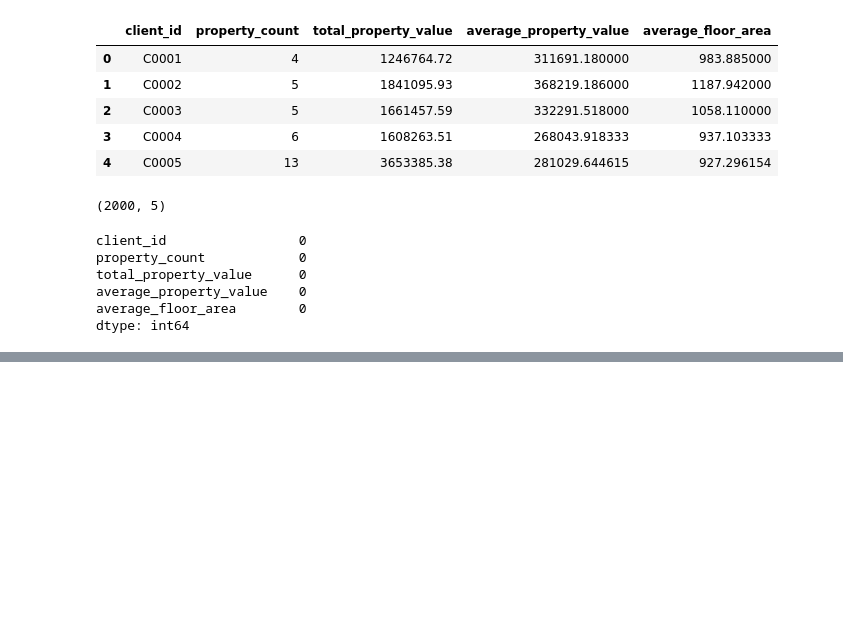
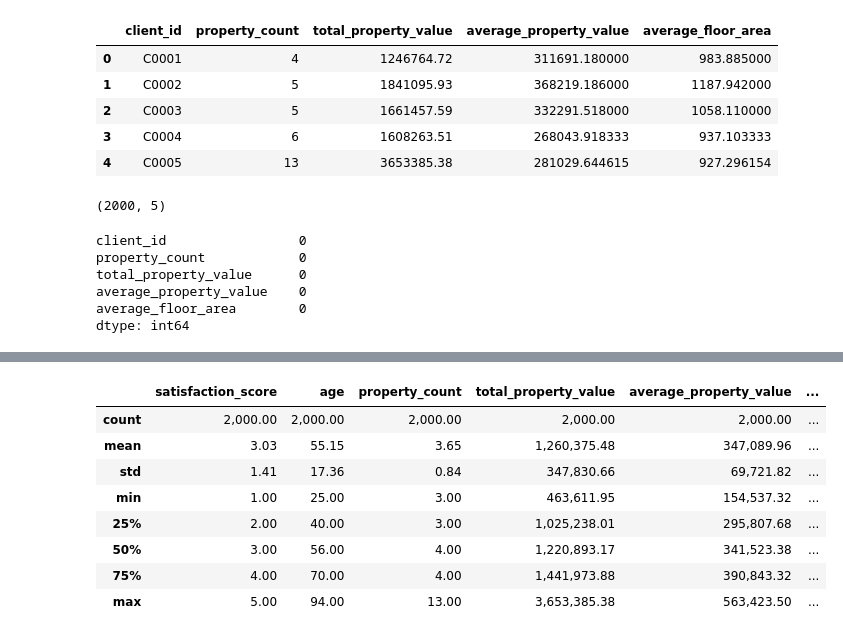
Before and after one commit to Dvnsh-coder/real-estate-ml-project, a Jupyter notebook: notebook/03_Data_Integration_Feature_Engineering.ipynb, the cells around one changed output, grey strips where cells are left out. Drawn from its saved outputs; the diff is of its cells as text; code cells hidden in the pictures; blank space fills up the shorter version.

```diff
--- a/notebook/03_Data_Integration_Feature_Engineering.ipynb
+++ b/notebook/03_Data_Integration_Feature_Engineering.ipynb
@@ -279,3 +279,16 @@ total_property_value      0
 average_property_value    0
 average_floor_area        0
 dtype: int64
+# %%
+clients_df['date_of_birth'] = pd.to_datetime(
+    clients_df['date_of_birth'],
+    format='mixed',
+    dayfirst=False,
+    errors='coerce'
+)
+
+reference_date = pd.Timestamp('2026-01-01')
+
+clients_df['age'] = (
+    (reference_date - clients_df['date_of_birth']).dt.days // 365
+)
@@ -281,0 +395,24 @@ dtype: int64
+# %%
+client_features = client_info.merge(
+    property_count,
+    on='client_id',
+    how='left'
+)
+
+client_features = client_features.merge(
+    total_property_value,
+    on='client_id',
+    how='left'
+)
+
+client_features = client_features.merge(
+    average_property_value,
+    on='client_id',
+    how='left'
+)
+
+client_features = client_features.merge(
+    average_floor_area,
+    on='client_id',
+    how='left'
+)
@@ -281,0 +476,15 @@ dtype: int64
+# %%
+pd.set_option('display.float_format', '{:,.2f}'.format)
+# %%
+client_features.describe(
+)
+# %% [output]
+|  | satisfaction_score | age | property_count | total_property_value | average_property_value | ... |
+| count | 2,000.00 | 2,000.00 | 2,000.00 | 2,000.00 | 2,000.00 | ... |
+| mean | 3.03 | 55.15 | 3.65 | 1,260,375.48 | 347,089.96 | ... |
+| std | 1.41 | 17.36 | 0.84 | 347,830.66 | 69,721.82 | ... |
+| min | 1.00 | 25.00 | 3.00 | 463,611.95 | 154,537.32 | ... |
+| 25% | 2.00 | 40.00 | 3.00 | 1,025,238.01 | 295,807.68 | ... |
+| 50% | 3.00 | 56.00 | 4.00 | 1,220,893.17 | 341,523.38 | ... |
+| 75% | 4.00 | 70.00 | 4.00 | 1,441,973.88 | 390,843.32 | ... |
+| max | 5.00 | 94.00 | 13.00 | 3,653,385.38 | 563,423.50 | ... |
```
Also changed, not shown: parts of 21 cells of this notebook.
